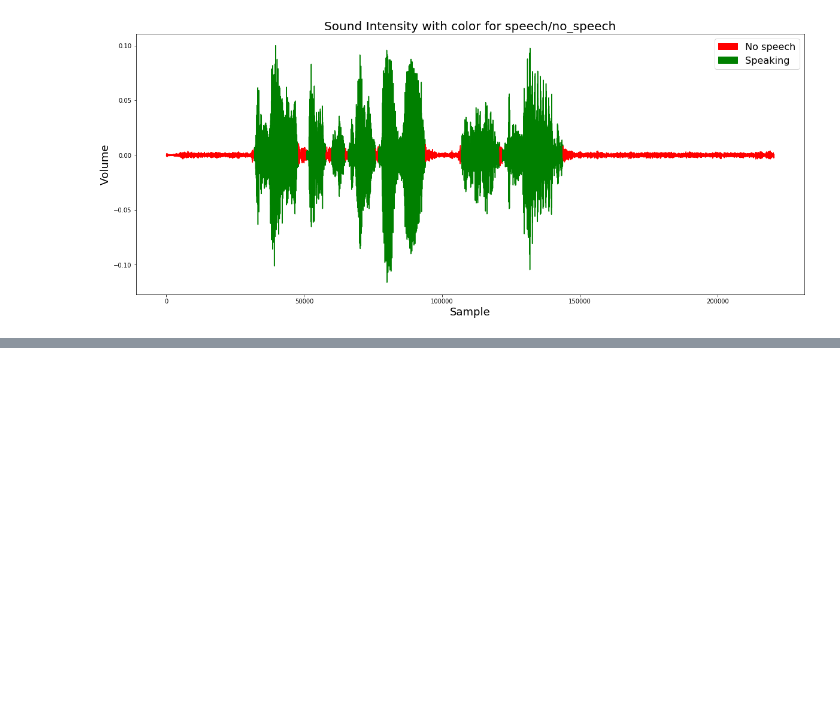
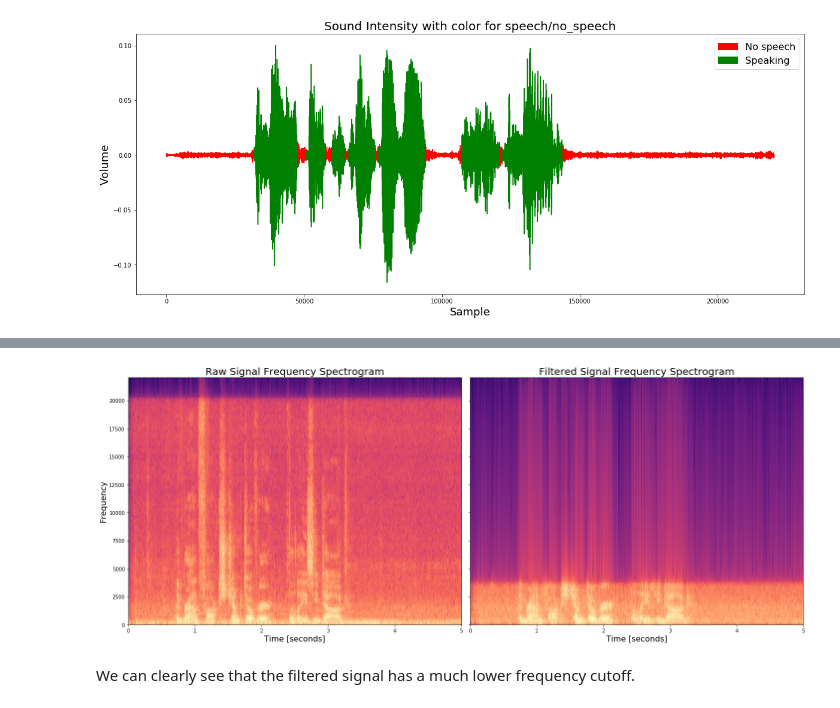
Before and after one commit to gseemann/audio_to_freq, a Jupyter notebook: Audio_File_Visualization_ and_Classification.ipynb, the cells around one changed output, grey strips where cells are left out. Saved outputs shown, nothing was run; the diff lists cells and outputs as text; code cells hidden in the pictures; blank space fills up the shorter version.

```diff
--- a/Audio_File_Classification.ipynb
+++ b/Audio_File_Visualization_ and_Classification.ipynb
@@ -351,0 +374,20 @@ plt.show()
+# %%
+fig, (ax1, ax2) = plt.subplots(1, 2, sharey=True, figsize=(20,8))
+img=ax1.specgram(voice, mode='psd',Fs=freq, cmap = 'magma')
+ax1.specgram(voice, mode='psd',Fs=freq, cmap = 'magma')
+ax1.set_title('Raw Signal Frequency Spectrogram', fontsize=20)
+ax1.set_xlabel('Time [seconds]', fontsize=16)
+ax1.set_ylabel('Frequency', fontsize=16)
+ax1.set(xlim=(0, 5))
+
+ax2.specgram(filtered, mode='psd',Fs=freq, cmap = 'magma')
+ax2.set_title('Filtered Signal Frequency Spectrogram', fontsize=20)
+ax2.set(xlim=(0, 5))
+ax2.set_xlabel('Time [seconds]', fontsize=16)
+plt.tight_layout()
+# fig.colorbar(plt.cm.ScalarMappable(cmap='magma'), ax=ax2)
+plt.show()
+# %% [output]
+[figure, added]
+# %% [markdown]
+We can clearly see that the filtered signal has a much lower frequency cutoff.
```
Also changed, not shown: parts of 8 cells of this notebook.
